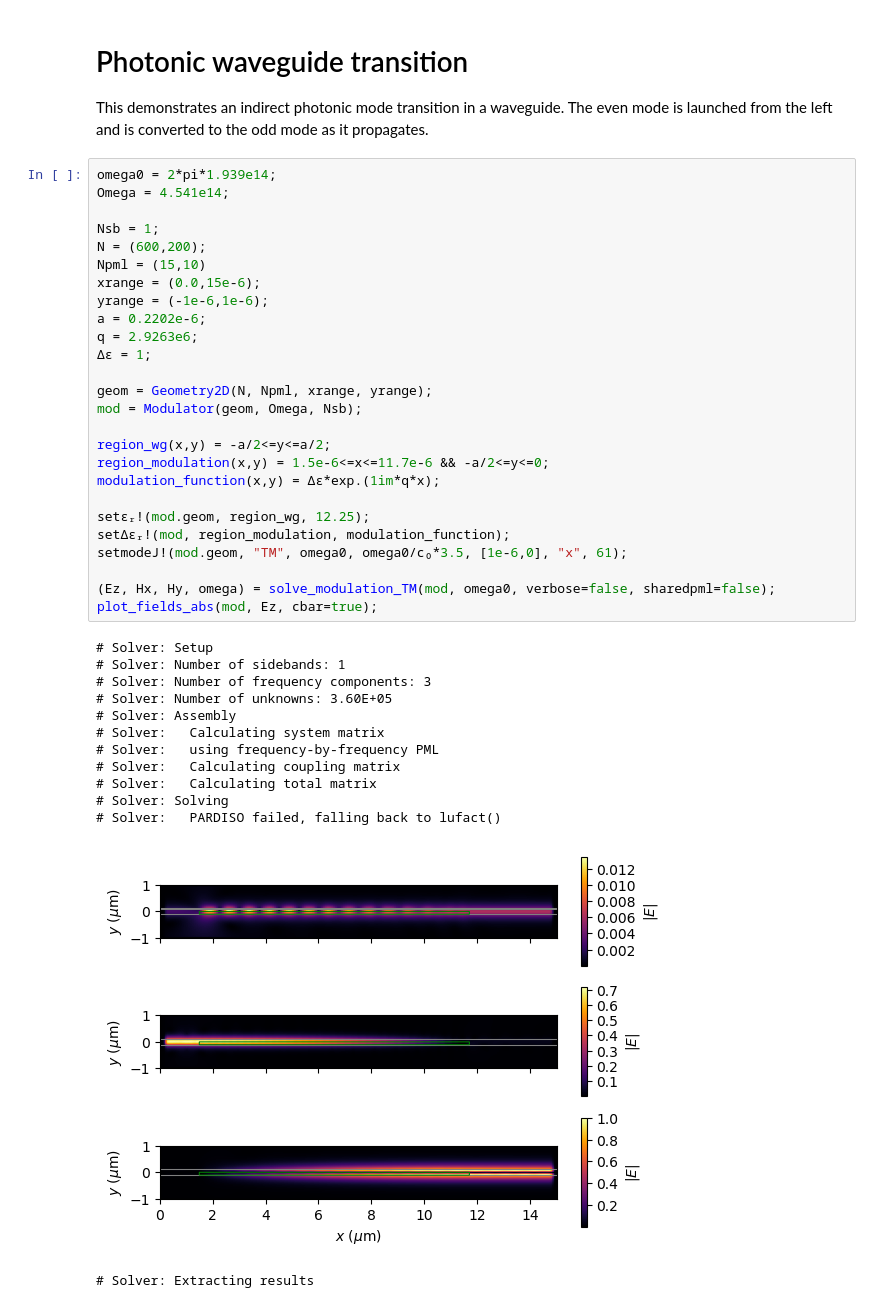
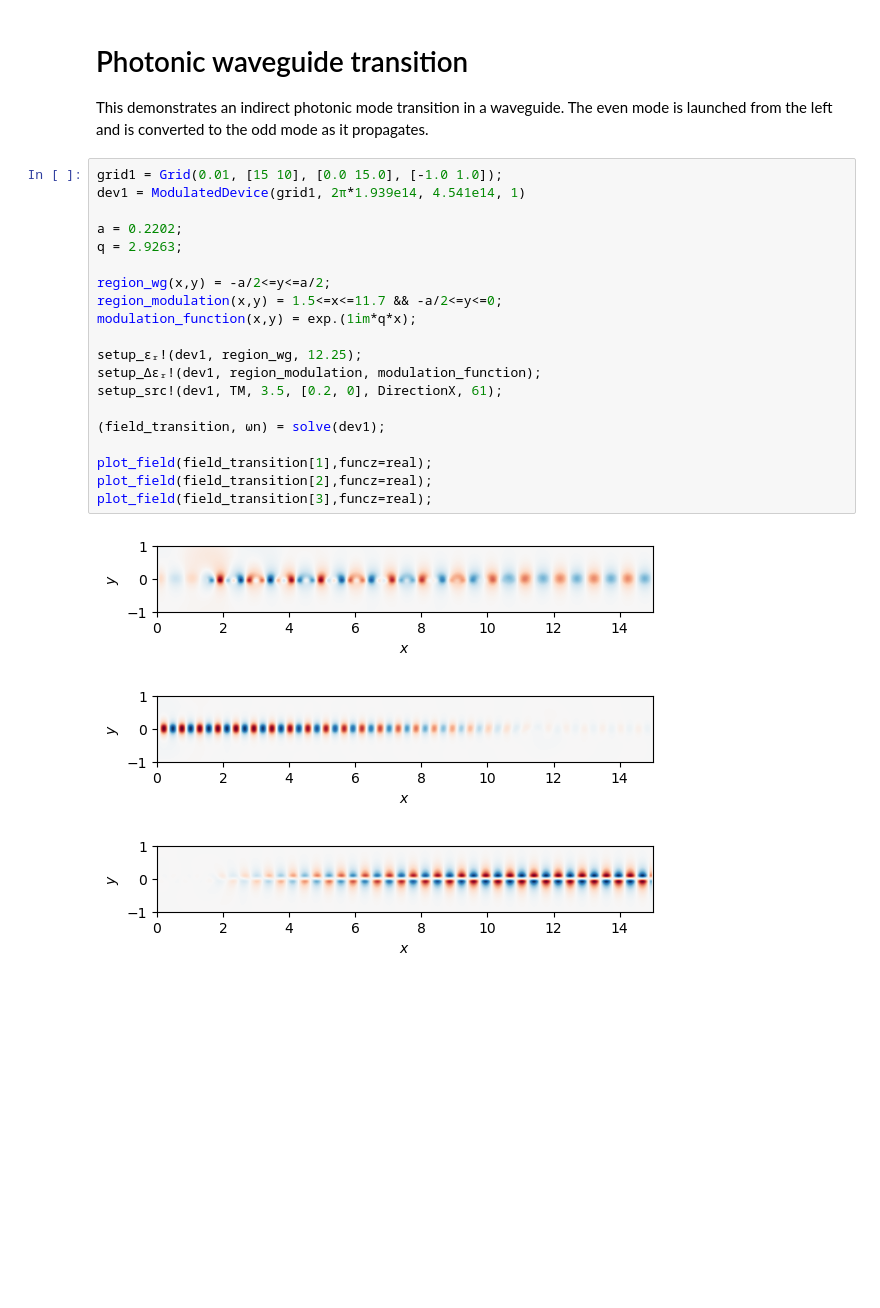
Before and after one commit to fancompute/FDFD.jl, a Jupyter notebook: Examples_FDFD_jl.ipynb, the cells around one changed output. Saved outputs shown, nothing was run; the diff lists cells and outputs as text; blank space fills up the shorter version.

```diff
--- a/Examples_FDFD_jl.ipynb
+++ b/Examples_FDFD_jl.ipynb
@@ -25,43 +14,27 @@ show();
 # %% [markdown]
 # Photonic waveguide transition
 This demonstrates an indirect photonic mode transition in a waveguide. The even mode is launched from the left and is converted to the odd mode as it propagates.
-# %%
-omega0 = 2*pi*1.939e14;
-Omega = 4.541e14;
-
-Nsb = 1;
-N = (600,200);
-Npml = (15,10)
-xrange = (0.0,15e-6);
-yrange = (-1e-6,1e-6);
-a = 0.2202e-6;
-q = 2.9263e6;
-Δϵ = 1;
-
-geom = Geometry2D(N, Npml, xrange, yrange);
-mod = Modulator(geom, Omega, Nsb);
-
-region_wg(x,y) = -a/2<=y<=a/2;
-region_modulation(x,y) = 1.5e-6<=x<=11.7e-6 && -a/2<=y<=0;
-modulation_function(x,y) = Δϵ*exp.(1im*q*x);
-
-setϵᵣ!(mod.geom, region_wg, 12.25);
-setΔϵᵣ!(mod, region_modulation, modulation_function);
-setmodeJ!(mod.geom, "TM", omega0, omega0/c₀*3.5, [1e-6,0], "x", 61);
-
-(Ez, Hx, Hy, omega) = solve_modulation_TM(mod, omega0, verbose=false, sharedpml=false);
-plot_fields_abs(mod, Ez, cbar=true);
-# %% [output]
-# Solver: Setup
-# Solver: Number of sidebands: 1
-# Solver: Number of frequency components: 3
-# Solver: Number of unknowns: 3.60E+05
-# Solver: Assembly
-# Solver:   Calculating system matrix
-# Solver:   using frequency-by-frequency PML
-# Solver:   Calculating coupling matrix
-# Solver:   Calculating total matrix
-# Solver: Solving
-# Solver:   PARDISO failed, falling back to lufact()
-[figure, removed]
-# Solver: Extracting results
+# %%
+grid1 = Grid(0.01, [15 10], [0.0 15.0], [-1.0 1.0]);
+dev1 = ModulatedDevice(grid1, 2π*1.939e14, 4.541e14, 1)
+
+a = 0.2202;
+q = 2.9263;
+
+region_wg(x,y) = -a/2<=y<=a/2;
+region_modulation(x,y) = 1.5<=x<=11.7 && -a/2<=y<=0;
+modulation_function(x,y) = exp.(1im*q*x);
+
+setup_ϵᵣ!(dev1, region_wg, 12.25);
+setup_Δϵᵣ!(dev1, region_modulation, modulation_function);
+setup_src!(dev1, TM, 3.5, [0.2, 0], DirectionX, 61);
+
+(field_transition, ωn) = solve(dev1);
+
+plot_field(field_transition[1],funcz=real);
+plot_field(field_transition[2],funcz=real);
+plot_field(field_transition[3],funcz=real);
+# %% [output]
+[figure, added]
+[figure, added]
+[figure, added]
```
Also changed, not shown: parts of 11 cells of this notebook.
